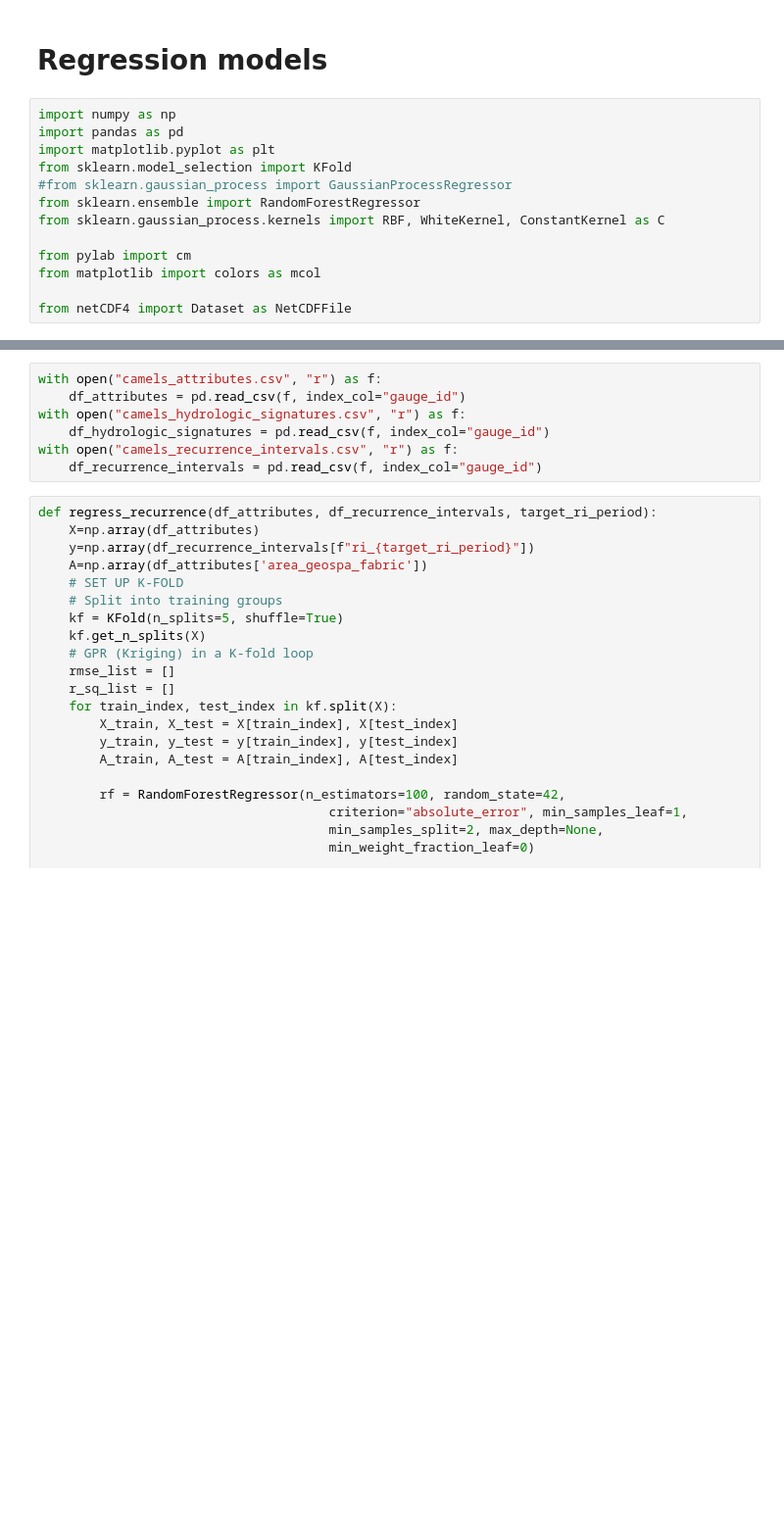
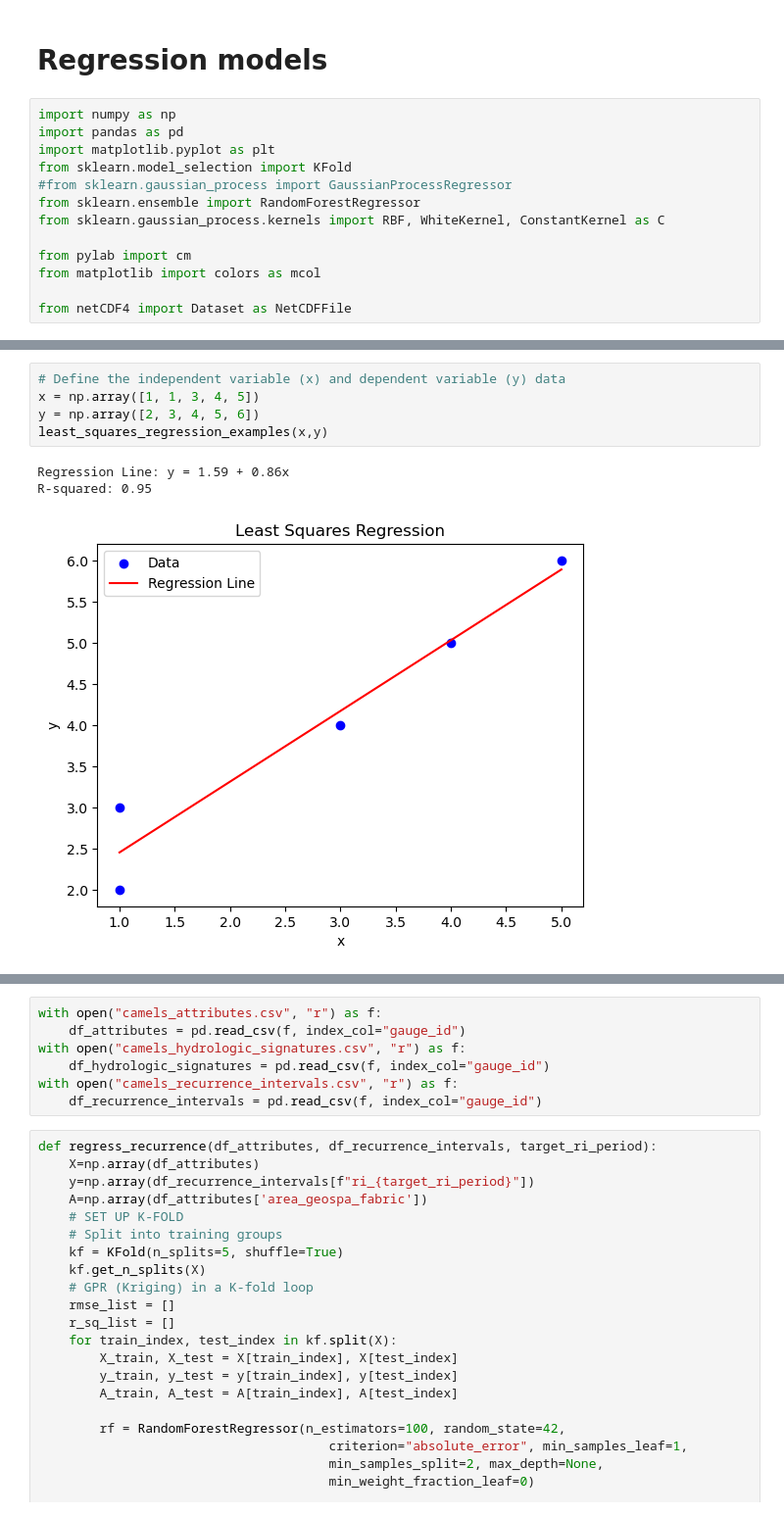
Before and after one commit to NWC-CUAHSI-Summer-Institute/data_science_principals, a Jupyter notebook: 04_regression/regression_models.ipynb, the cells around one changed output, grey strips where cells are left out. Shown: that part at 98% size. Cells and saved outputs as stored; diff of their text form; blank space fills up the shorter version.

```diff
--- a/04_regression/regression_models.ipynb
+++ b/04_regression/regression_models.ipynb
@@ -15,0 +62,9 @@ from netCDF4 import Dataset as NetCDFFile
+# %%
+# Define the independent variable (x) and dependent variable (y) data
+x = np.array([1, 1, 3, 4, 5])
+y = np.array([2, 3, 4, 5, 6])
+least_squares_regression_examples(x,y)
+# %% [output]
+Regression Line: y = 1.59 + 0.86x
+R-squared: 0.95
+[figure, added]
```
Also changed, not shown: parts of 6 cells of this notebook, 3 other files.
